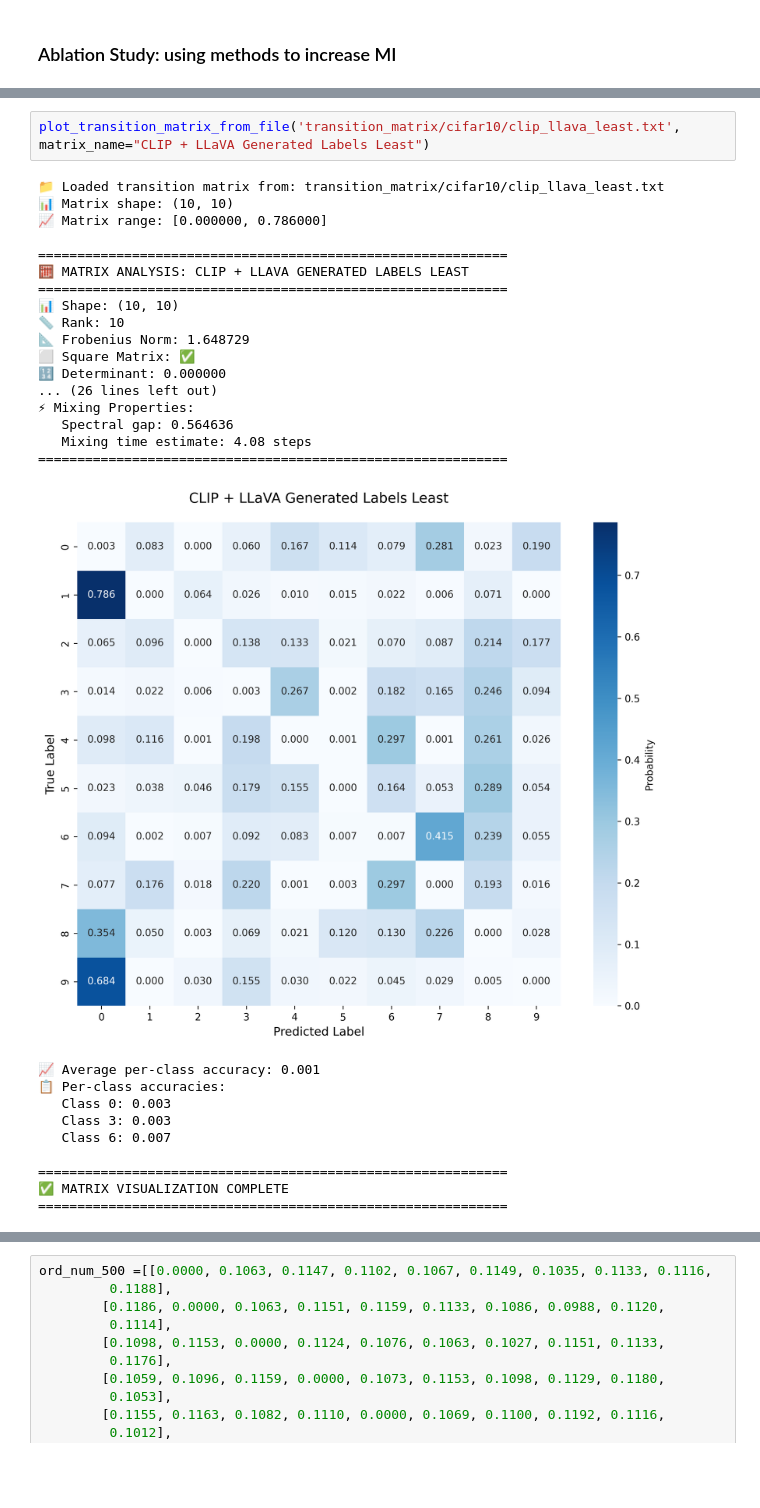
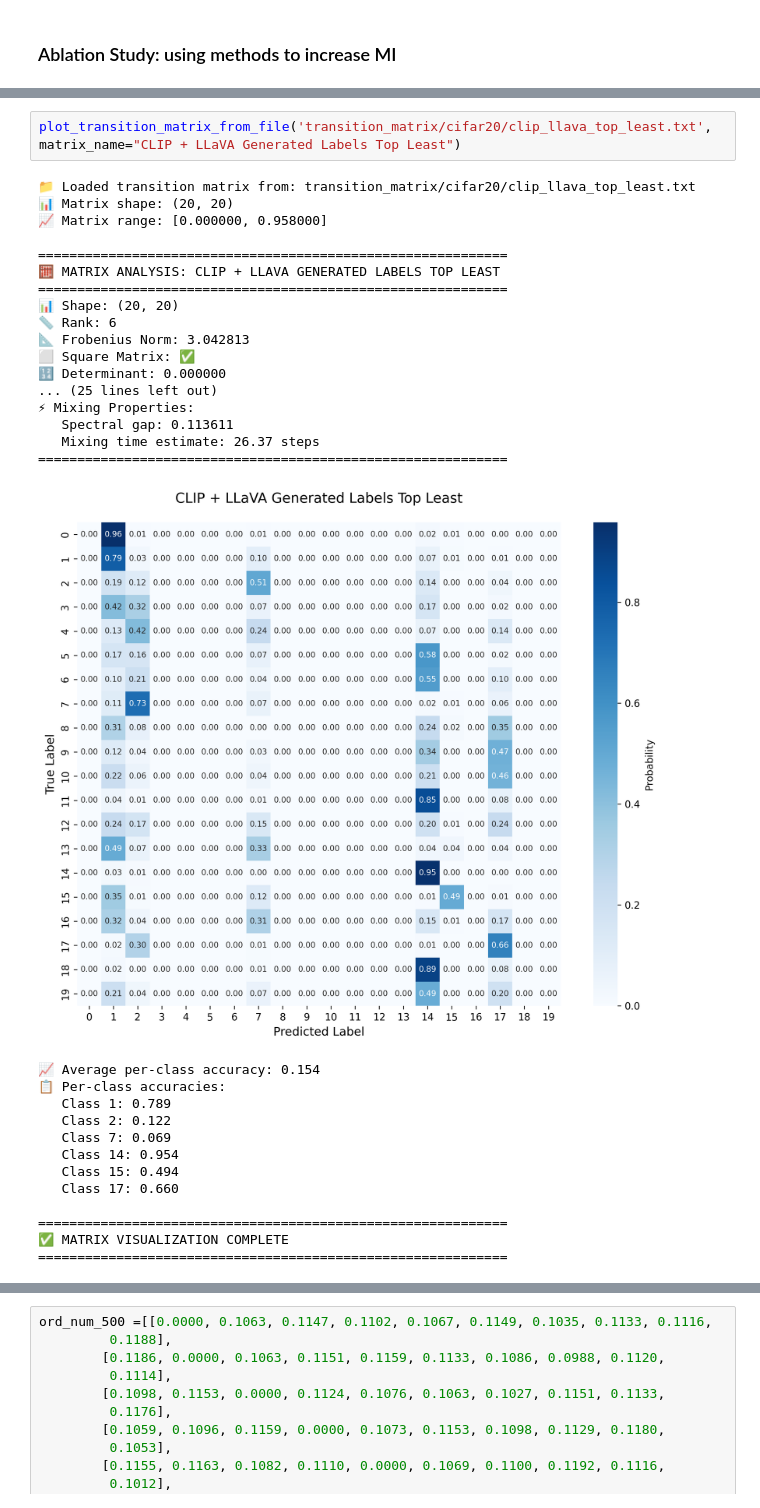
Before and after one commit to AlbusNotThuan/cll_imbalanced_mods, a Jupyter notebook: notebook.ipynb, the cells around one changed output, grey strips where cells are left out. Saved outputs shown, nothing was run; the diff lists cells and outputs as text; blank space fills up the shorter version.

```diff
--- a/notebook.ipynb
+++ b/notebook.ipynb
@@ -520,29 +517,32 @@ array([[0.003     , 0.083     , 0.        , 0.06      , 0.167     ,
 # %%
-plot_transition_matrix_from_file('transition_matrix/cifar10/clip_llava_least.txt', matrix_name="CLIP + LLaVA Generated Labels Least")
+plot_transition_matrix_from_file('transition_matrix/cifar20/clip_llava_top_least.txt', matrix_name="CLIP + LLaVA Generated Labels Top Least")
 # %% [output]
-📁 Loaded transition matrix from: transition_matrix/cifar10/clip_llava_least.txt
-📊 Matrix shape: (10, 10)
-📈 Matrix range: [0.000000, 0.786000]
+📁 Loaded transition matrix from: transition_matrix/cifar20/clip_llava_top_least.txt
+📊 Matrix shape: (20, 20)
+📈 Matrix range: [0.000000, 0.958000]
 
 ============================================================
-🧮 MATRIX ANALYSIS: CLIP + LLAVA GENERATED LABELS LEAST
+🧮 MATRIX ANALYSIS: CLIP + LLAVA GENERATED LABELS TOP LEAST
 ============================================================
-📊 Shape: (10, 10)
-📏 Rank: 10
-📐 Frobenius Norm: 1.648729
+📊 Shape: (20, 20)
+📏 Rank: 6
+📐 Frobenius Norm: 3.042813
 ⬜ Square Matrix: ✅
 🔢 Determinant: 0.000000
-... (26 lines left out)
+... (25 lines left out)
 ⚡ Mixing Properties:
-   Spectral gap: 0.564636
-   Mixing time estimate: 4.08 steps
+   Spectral gap: 0.113611
+   Mixing time estimate: 26.37 steps
 ============================================================
-[figure, old version]
+[figure, new version]
-📈 Average per-class accuracy: 0.001
+📈 Average per-class accuracy: 0.154
 📋 Per-class accuracies:
-   Class 0: 0.003
-   Class 3: 0.003
-   Class 6: 0.007
+   Class 1: 0.789
+   Class 2: 0.122
+   Class 7: 0.069
+   Class 14: 0.954
+   Class 15: 0.494
+   Class 17: 0.660
 
 ============================================================
 ✅ MATRIX VISUALIZATION COMPLETE
```
Also changed, not shown: parts of 2 cells of this notebook, 31 other files.
